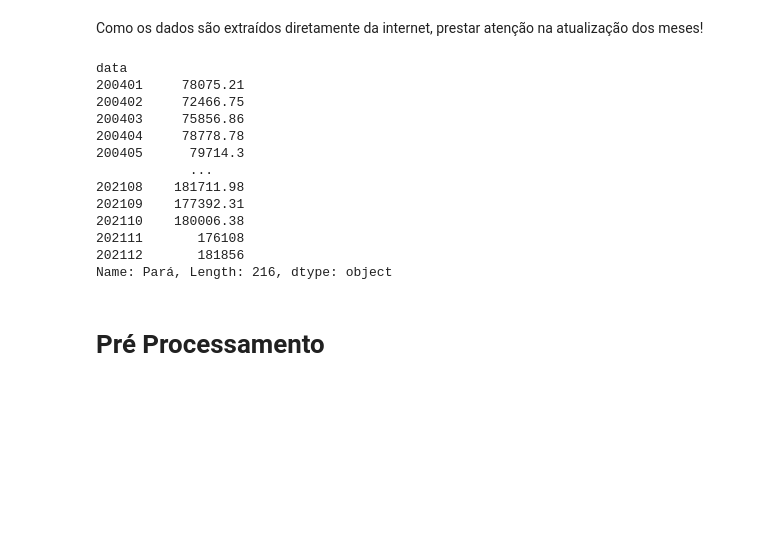
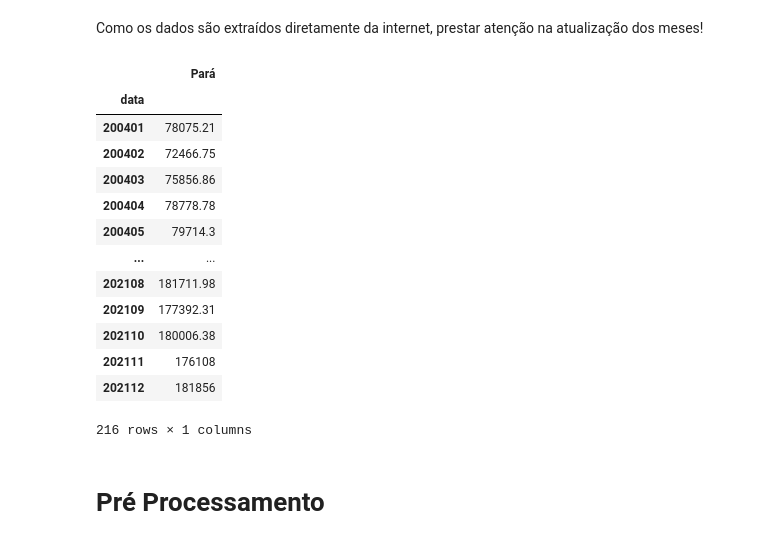
Before and after one commit to nicolycosta/RedesNeurais-SeriesTemporais, a Jupyter notebook: RNIPCA.ipynb, the cells around one changed output. Drawn from its saved outputs; the diff is of its cells as text; code cells hidden in the pictures; blank space fills up the shorter version.

```diff
--- a/RNIPCA.ipynb
+++ b/RNIPCA.ipynb
@@ -78,22 +78,26 @@ df.drop(columns = ['Ano', 'Mes'], inplace = True)
 df = df.set_index('data')
 df = df.iloc[:,:-1]
 df = df.dropna(axis=0)
-# %%
-df['Pará']
-# %% [output]
-data
-200401     78075.21
-200402     72466.75
-200403     75856.86
-200404     78778.78
-200405      79714.3
-            ...
-202108    181711.98
-202109    177392.31
-202110    180006.38
-202111       176108
-202112       181856
-Name: Pará, Length: 216, dtype: object
+# %%
+s = df['Pará']
+serieNova = s
+serieNova.columns = ['ds', 'y']
+pd.DataFrame(data=serieNova)
+# %% [output]
+|  | Pará |
+| data |  |
+| 200401 | 78075.21 |
+| 200402 | 72466.75 |
+| 200403 | 75856.86 |
+| 200404 | 78778.78 |
+| 200405 | 79714.3 |
+| ... | ... |
+| 202108 | 181711.98 |
+| 202109 | 177392.31 |
+| 202110 | 180006.38 |
+| 202111 | 176108 |
+| 202112 | 181856 |
+216 rows × 1 columns
 # %% [markdown]
 # **Pré Processamento**
 # %%
```
Also changed, not shown: parts of 1 cell of this notebook.
